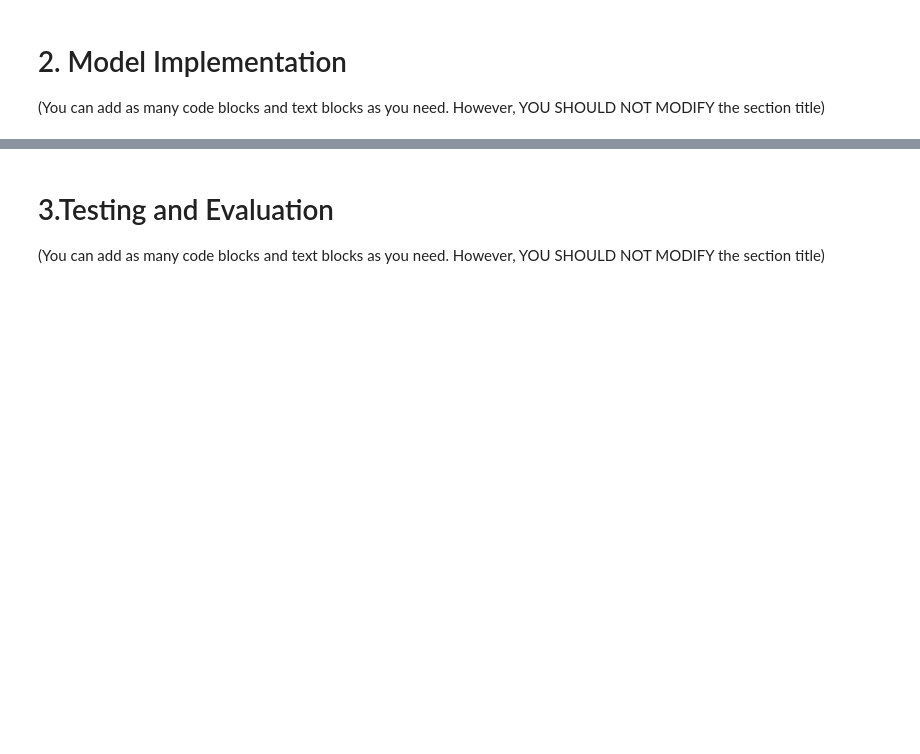
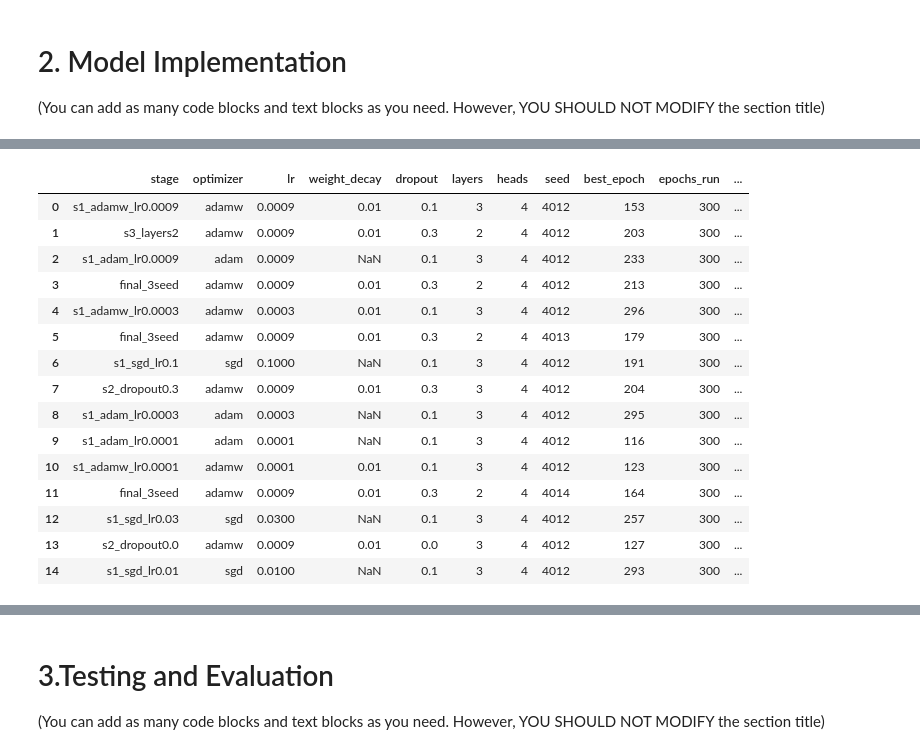
Before and after one commit to RayYouDS/cits4012-NLP-project, a Jupyter notebook: CITS4012_67.ipynb, the cells around one changed output, grey strips where cells are left out. Drawn from its saved outputs; the diff is of its cells as text; code cells hidden in the pictures; blank space fills up the shorter version.

```diff
--- a/CITS4012_67.ipynb
+++ b/CITS4012_67.ipynb
@@ -403,0 +1117,85 @@ from scripts.models.transformer_bi_classifier import TransformerClassifier
+# %%
+import math
+
+runs = finished('')
+if not runs:
+    print("nothing finished yet")
+else:
+    rows = []
+    for name, cfg, row in runs:
+        # valid_accuracy is the best validation accuracy over all epochs
+        # plateau_mean averages the second half of the same curve as a second opinion.
+        run_id = f"m3_{row.model}_lr{row.learning_rate:g}_seed{int(row.seed)}"
+        hist = OUT_ROOT / name / f"{run_id}_history.csv"
+        if hist.is_file():
+            curve = pd.read_csv(hist).valid_accuracy
+            plateau = round(float(curve.iloc[len(curve) // 2:].mean()), 4)
+        else:
+            plateau = None
+        rows.append({'_pred': str(OUT_ROOT / name / f"{run_id}_val_predictions.csv"),
+                     'stage': name, 'optimizer': cfg['optimizer'],
+                     'lr': row.learning_rate, 'weight_decay': cfg['weight_decay'],
+                     'dropout': cfg['dropout_rate'], 'layers': cfg['num_layers'],
+                     'heads': cfg['num_heads'], 'seed': int(row.seed),
+                     'best_epoch': int(row.best_epoch), 'epochs_run': int(row.epochs_run),
+                     'valid': round(row.valid_accuracy, 4),
+                     'plateau_mean': plateau, 'gap': round(row.gap_at_best, 3),
+                     'params': int(row.params)})
+    table = pd.DataFrame(rows).sort_values('valid', ascending=False).reset_index(drop=True)
+    display(table.drop(columns=['_pred']))
+    table.drop(columns=['_pred']).to_csv(OUT_ROOT / 'e2_stage_table.csv', index=False)
+
+    # sqrt(0.25/1606) = 1.25 pp is the standard error of a single accuracy, not of the paired
+    # difference between two models scored on the same 1606 questions. It is a rough yardstick
+    # only. McNemar on the two prediction files is the test the plan actually specifies.
+    print(f"Rough yardstick: 1 s.e. on a single accuracy = {math.sqrt(0.25/1606)*100:.2f} pp "
+          f"(n = 1606). Not a paired test.")
+
+    if len(table) > 1:
+        top, second = table.iloc[0], table.iloc[1]
+        print(f"Top two differ by {(top.valid - second.valid)*100:.2f} pp "
+              f"({top.stage} vs {second.stage}).")
+        try:
+            try:
+                from scripts.evaluation.evaluate import mcnemar_test
+            except ImportError:   # scripts/ not on the path: same continuity-corrected test, computed here
+                import math
+                def mcnemar_test(a, b):
+                    only_a = int((a & ~b).sum()); only_b = int((~a & b).sum())
+                    chi2 = (abs(only_a - only_b) - 1) ** 2 / (only_a + only_b)
+                    return {'only_a': only_a, 'only_b': only_b, 'chi2': chi2,
+                            'p_value': math.erfc(math.sqrt(chi2 / 2))}
+            a = pd.read_csv(top._pred)[['row_id', 'correct']]
+            b = pd.read_csv(second._pred)[['row_id', 'correct']]
+            merged = a.merge(b, on='row_id', suffixes=('_a', '_b'))
+            result = mcnemar_test(merged.correct_a.to_numpy().astype(bool),
+                                  merged.correct_b.to_numpy().astype(bool))
+            verdict = 'significant' if result['p_value'] < 0.05 else 'NOT significant'
+            print(f"McNemar on the same {len(merged)} questions: only_a={result['only_a']} "
+                  f"only_b={result['only_b']} chi2={result['chi2']:.3f} p={result['p_value']:.4f}"
+                  f"  -> {verdict} at alpha 0.05")
+            if result['p_value'] >= 0.05:
+                print("The plan's E1 rule for a tie: prefer the smaller overfitting gap, then the"
+                      " shorter time to best, then fewer parameters. Record which one you applied.")
+        except Exception as exc:
+            print(f"McNemar skipped: {exc}")
+    if table.plateau_mean.notna().any() and table.sort_values(
+            'plateau_mean', ascending=False).index[0] != 0:
+        print("best_epoch and plateau_mean disagree about the winner - this stage separated nothing.")
+# %% [output]
+|  | stage | optimizer | lr | weight_decay | dropout | layers | heads | seed | best_epoch | epochs_run | ... |
+| 0 | s1_adamw_lr0.0009 | adamw | 0.0009 | 0.01 | 0.1 | 3 | 4 | 4012 | 153 | 300 | ... |
+| 1 | s3_layers2 | adamw | 0.0009 | 0.01 | 0.3 | 2 | 4 | 4012 | 203 | 300 | ... |
+| 2 | s1_adam_lr0.0009 | adam | 0.0009 | NaN | 0.1 | 3 | 4 | 4012 | 233 | 300 | ... |
+| 3 | final_3seed | adamw | 0.0009 | 0.01 | 0.3 | 2 | 4 | 4012 | 213 | 300 | ... |
+| 4 | s1_adamw_lr0.0003 | adamw | 0.0003 | 0.01 | 0.1 | 3 | 4 | 4012 | 296 | 300 | ... |
+| 5 | final_3seed | adamw | 0.0009 | 0.01 | 0.3 | 2 | 4 | 4013 | 179 | 300 | ... |
+| 6 | s1_sgd_lr0.1 | sgd | 0.1000 | NaN | 0.1 | 3 | 4 | 4012 | 191 | 300 | ... |
+| 7 | s2_dropout0.3 | adamw | 0.0009 | 0.01 | 0.3 | 3 | 4 | 4012 | 204 | 300 | ... |
+| 8 | s1_adam_lr0.0003 | adam | 0.0003 | NaN | 0.1 | 3 | 4 | 4012 | 295 | 300 | ... |
+| 9 | s1_adam_lr0.0001 | adam | 0.0001 | NaN | 0.1 | 3 | 4 | 4012 | 116 | 300 | ... |
+| 10 | s1_adamw_lr0.0001 | adamw | 0.0001 | 0.01 | 0.1 | 3 | 4 | 4012 | 123 | 300 | ... |
+| 11 | final_3seed | adamw | 0.0009 | 0.01 | 0.3 | 2 | 4 | 4014 | 164 | 300 | ... |
+| 12 | s1_sgd_lr0.03 | sgd | 0.0300 | NaN | 0.1 | 3 | 4 | 4012 | 257 | 300 | ... |
+| 13 | s2_dropout0.0 | adamw | 0.0009 | 0.01 | 0.0 | 3 | 4 | 4012 | 127 | 300 | ... |
+| 14 | s1_sgd_lr0.01 | sgd | 0.0100 | NaN | 0.1 | 3 | 4 | 4012 | 293 | 300 | ... |
```
Also changed, not shown: parts of 92 cells of this notebook, 1 other file.
